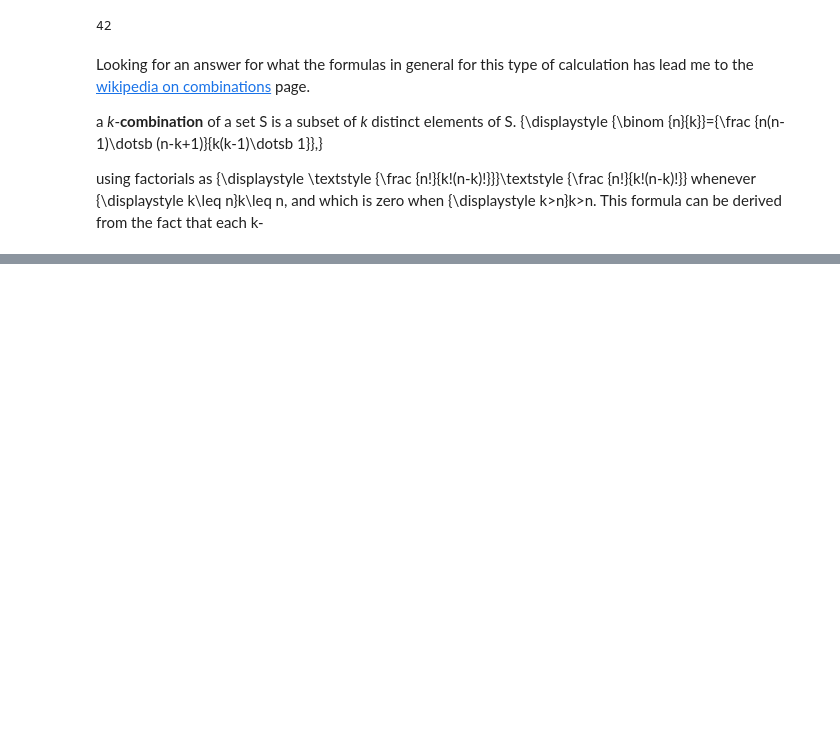
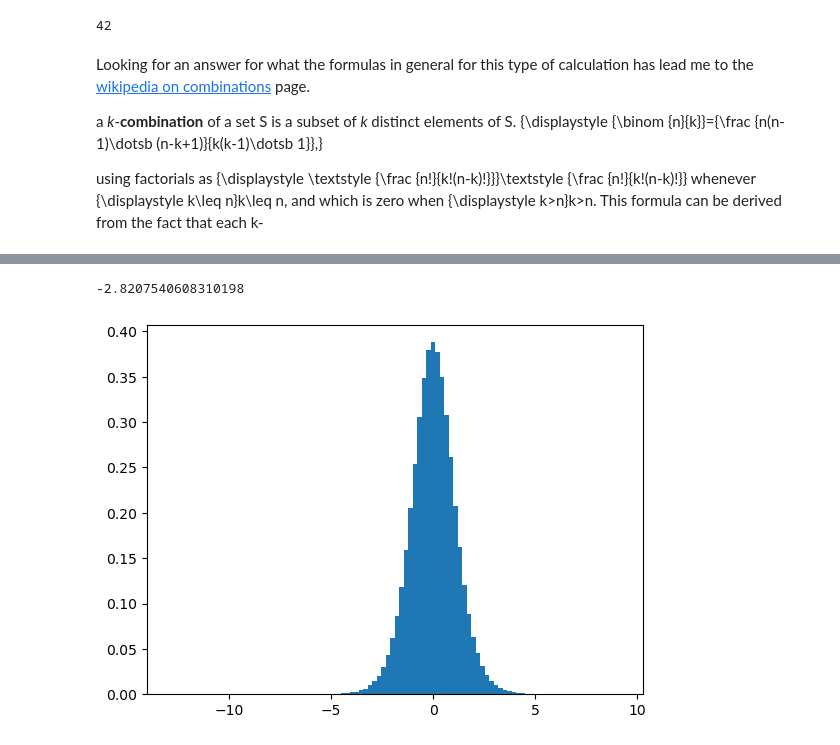
Before and after one commit to BridK02/fundata-assessment, a Jupyter notebook: Practicals/02-Randomness-exercises.ipynb, the cells around one changed output, grey strips where cells are left out. Cells and saved outputs as stored; diff of their text form; code cells hidden in the pictures; blank space fills up the shorter version.

```diff
--- a/Practicals/02-Randomness-exercises.ipynb
+++ b/Practicals/02-Randomness-exercises.ipynb
@@ -28,0 +114,16 @@ a *k*-**combination** of a set S is a subset of *k* distinct elements of S.
+# %%
+np.mean(intake)
+6753.636363636364
+intake.std(ddof=1)
+1142.1232221373727
+t = (np.mean(intake)-7725)/(intake.std(ddof=1)/np.sqrt(len(intake)))
+t
+-2.8207540608310198
+# %% [output]
+-2.8207540608310198
+# %%
+import matplotlib.pyplot as plt
+s = np.random.default_rng().standard_t(10, size=1000000)
+h = plt.hist(s, bins=100, density=True)
+# %% [output]
+[figure, added]
```
Also changed, not shown: parts of 16 cells of this notebook.
